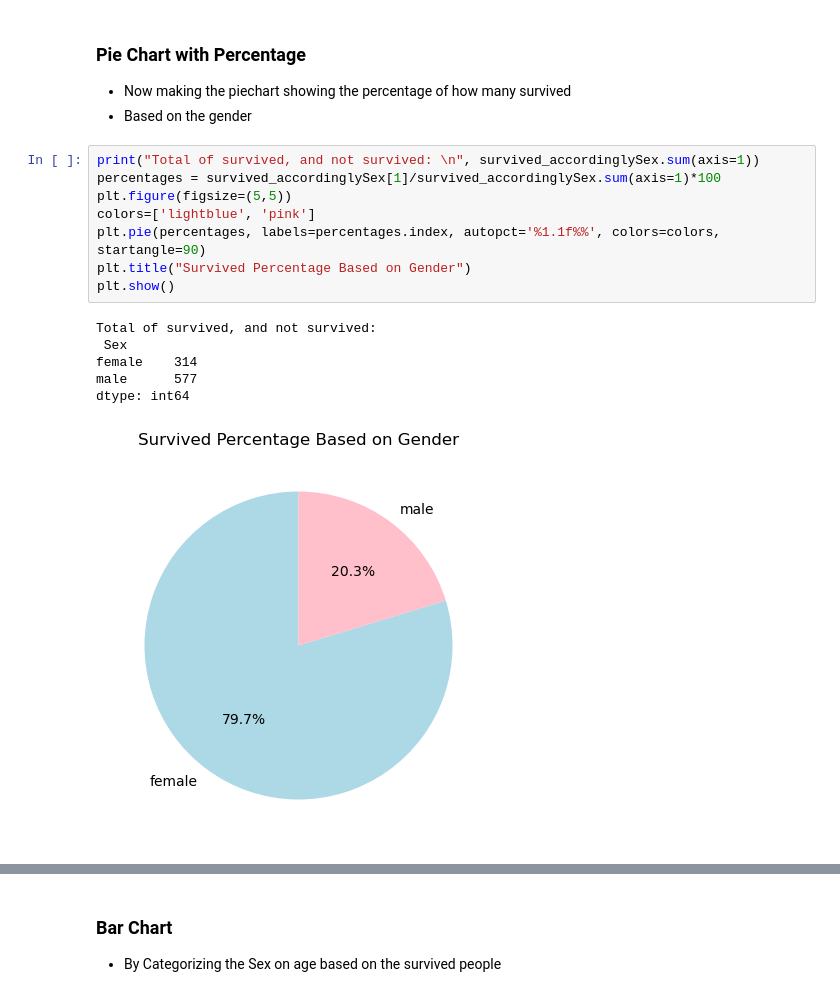
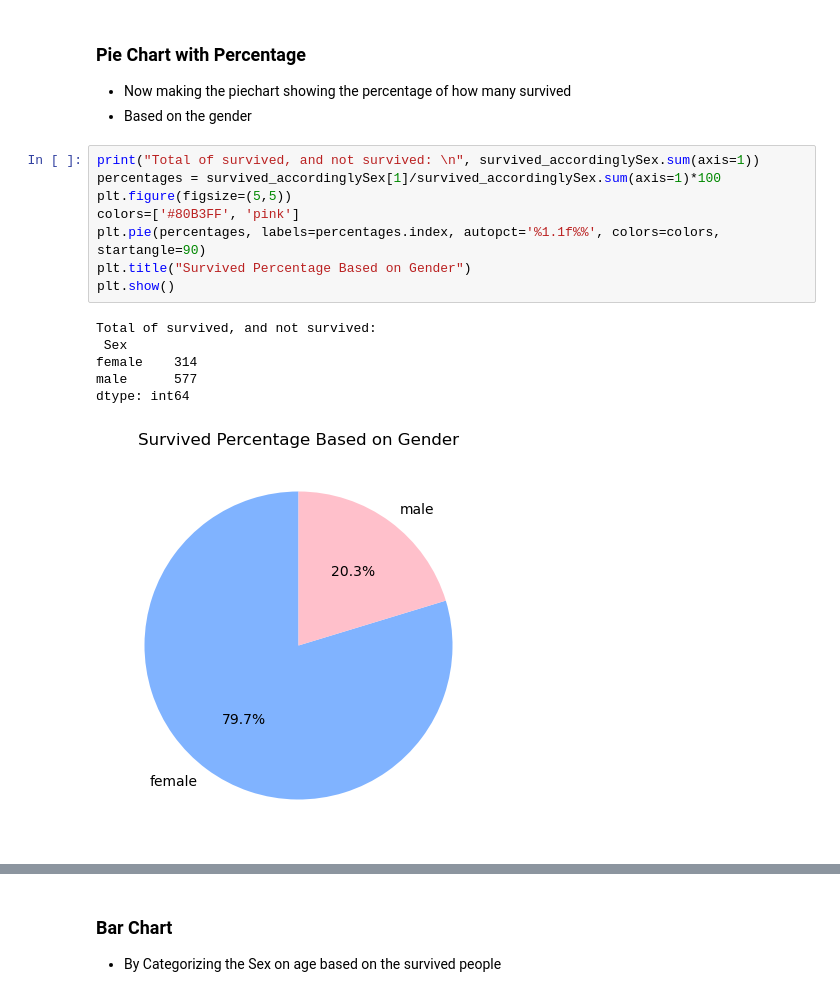
Before and after one commit to ahmadkamrans/titanic-dataset-analysis, a Jupyter notebook: dataAnalysis.ipynb, the cells around one changed output, grey strips where cells are left out. Drawn from its saved outputs; the diff is of its cells as text.

```diff
--- a/dataAnalysis.ipynb
+++ b/dataAnalysis.ipynb
@@ -286,18 +286,18 @@ plt.show()
 # %%
 print("Total of survived, and not survived: \n", survived_accordinglySex.sum(axis=1))
 percentages = survived_accordinglySex[1]/survived_accordinglySex.sum(axis=1)*100
 plt.figure(figsize=(5,5))
-colors=['lightblue', 'pink']
+colors=['#80B3FF', 'pink']
 plt.pie(percentages, labels=percentages.index, autopct='%1.1f%%', colors=colors, startangle=90)
 plt.title("Survived Percentage Based on Gender")
 plt.show()
 # %% [output]
 Total of survived, and not survived:
  Sex
 female    314
 male      577
 dtype: int64
-[figure, old version]
+[figure, new version]
 # %%
 print("Total of survived, and not survived: \n", survived_accordinglySex.sum(axis=1))
 percentages = survived_accordinglySex[0]/survived_accordinglySex.sum(axis=1)*100
```
Also changed, not shown: parts of 12 cells of this notebook.
